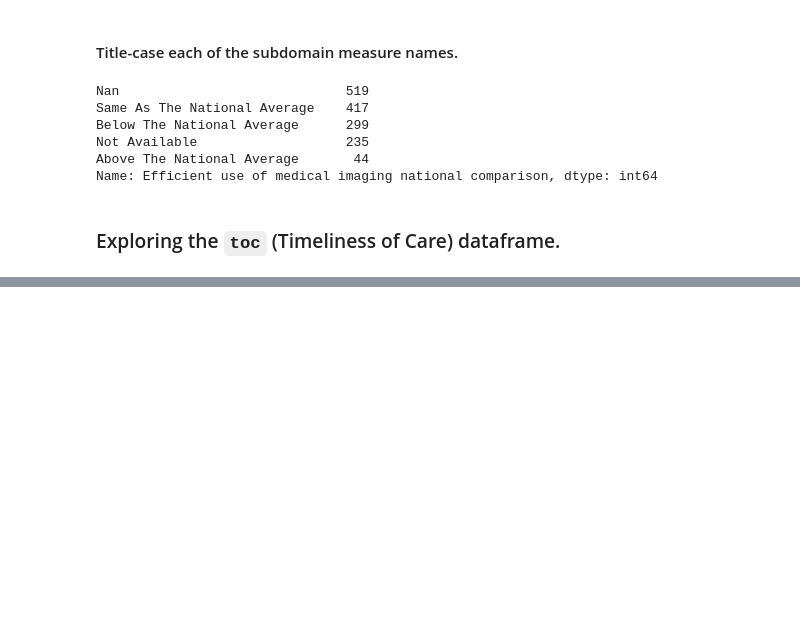
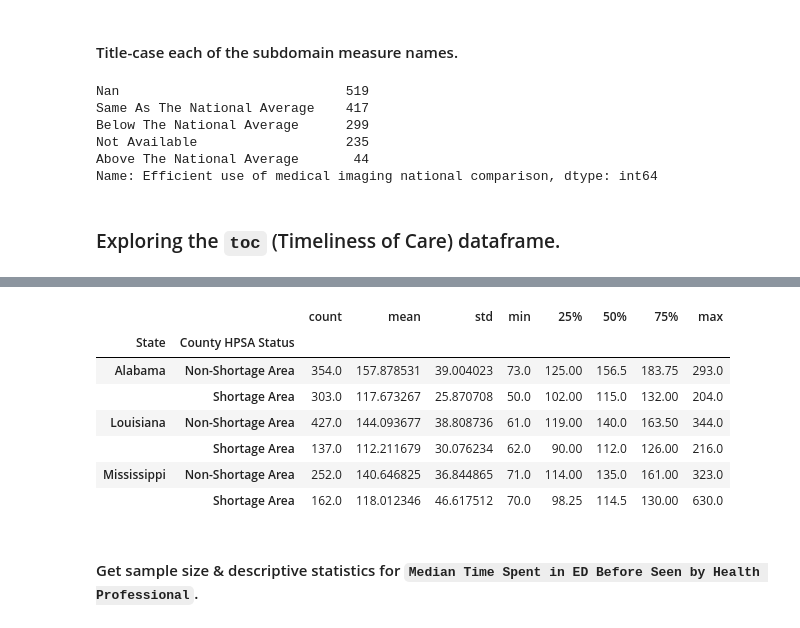
Before and after one commit to valeriemagalong/Healthcare-Shortages, a Jupyter notebook: cms_subdomains_eda.ipynb, the cells around one changed output, grey strips where cells are left out. Drawn from its saved outputs; the diff is of its cells as text; code cells hidden in the pictures; blank space fills up the shorter version.

```diff
--- a/cms_subdomains_eda.ipynb
+++ b/cms_subdomains_eda.ipynb
@@ -80,0 +92,7 @@ memory usage: 1.1+ MB
+# %%
+# Get sample size
+measure = toc[toc['Measure Name'] == 'Median Time Spent in ED Before Leaving']
+
+facility_groups = measure.groupby(['State', 'County HPSA Status', 'Facility ID'])
+
+facility_groups['Score'].describe().reset_index().groupby(['State', 'County HPSA Status'])['Facility ID'].count()
@@ -80,0 +108,14 @@ memory usage: 1.1+ MB
+# %%
+# Get descriptive statistics
+measure.groupby(['State', 'County HPSA Status'])['Score'].describe()
+# %% [output]
+|  |  | count | mean | std | min | 25% | 50% | 75% | max |
+| State | County HPSA Status |  |  |  |  |  |  |  |  |
+| Alabama | Non-Shortage Area | 354.0 | 157.878531 | 39.004023 | 73.0 | 125.00 | 156.5 | 183.75 | 293.0 |
+|  | Shortage Area | 303.0 | 117.673267 | 25.870708 | 50.0 | 102.00 | 115.0 | 132.00 | 204.0 |
+| Louisiana | Non-Shortage Area | 427.0 | 144.093677 | 38.808736 | 61.0 | 119.00 | 140.0 | 163.50 | 344.0 |
+|  | Shortage Area | 137.0 | 112.211679 | 30.076234 | 62.0 | 90.00 | 112.0 | 126.00 | 216.0 |
+| Mississippi | Non-Shortage Area | 252.0 | 140.646825 | 36.844865 | 71.0 | 114.00 | 135.0 | 161.00 | 323.0 |
+|  | Shortage Area | 162.0 | 118.012346 | 46.617512 | 70.0 | 98.25 | 114.5 | 130.00 | 630.0 |
+# %% [markdown]
+#### Get sample size & descriptive statistics for `Median Time Spent in ED Before Seen by Health Professional`.
```
Also changed, not shown: parts of 15 cells of this notebook, 4 other files.
